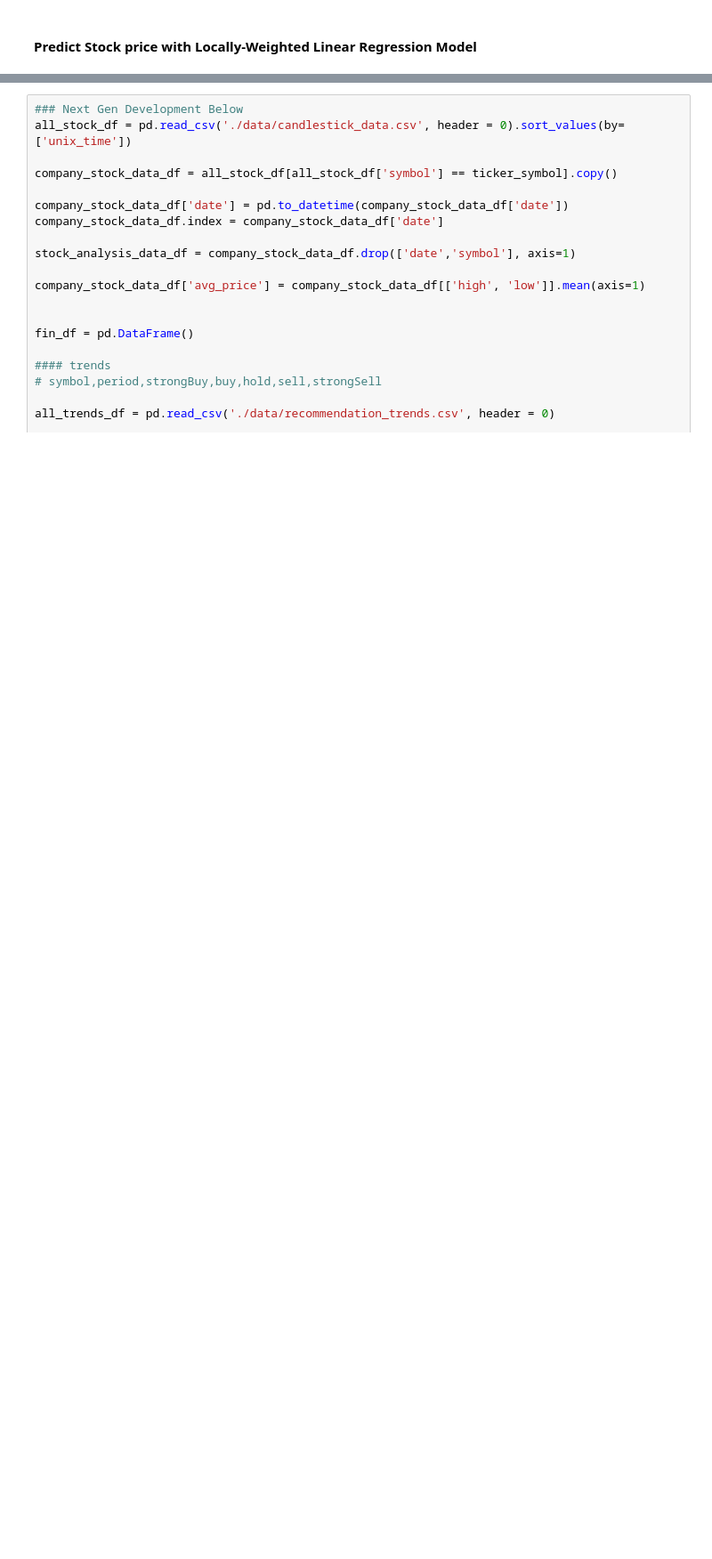
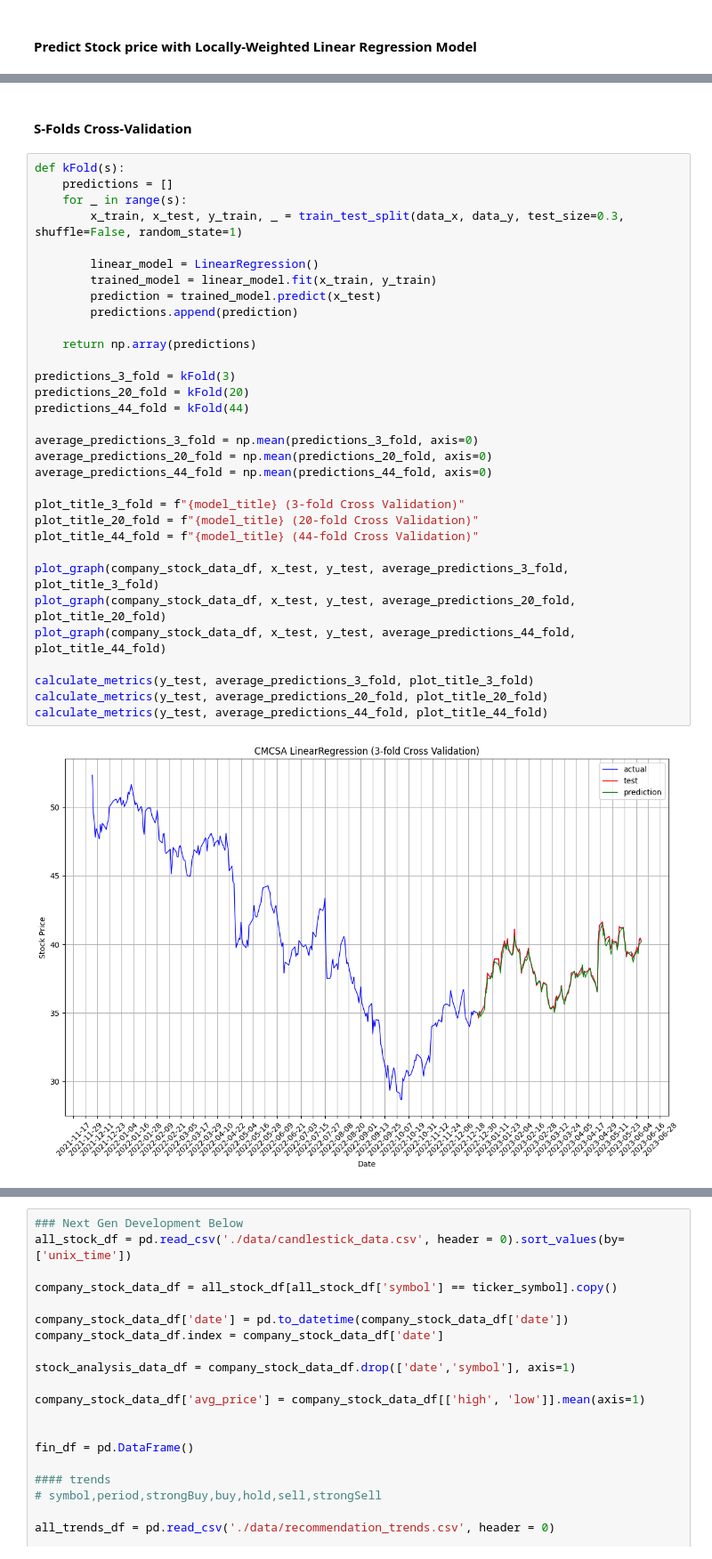
Before and after one commit to geoffpatton/stock-prediction, a Jupyter notebook: final_project_impl.ipynb, the cells around one changed output, grey strips where cells are left out. Shown at 89% size. Drawn from its saved outputs; the diff is of its cells as text; blank space fills up the shorter version.

Commit message:
add s fold model

```diff
--- a/final_project_impl.ipynb
+++ b/final_project_impl.ipynb
@@ -501,0 +526,36 @@ R^2 Score: 0.9952453602988208
+# %% [markdown]
+#### S-Folds Cross-Validation
+# %%
+def kFold(s):
+    predictions = []
+    for _ in range(s):
+        x_train, x_test, y_train, _ = train_test_split(data_x, data_y, test_size=0.3, shuffle=False, random_state=1)
+
+        linear_model = LinearRegression()
+        trained_model = linear_model.fit(x_train, y_train)
+        prediction = trained_model.predict(x_test)
+        predictions.append(prediction)
+
+    return np.array(predictions)
+
+predictions_3_fold = kFold(3)
+predictions_20_fold = kFold(20)
+predictions_44_fold = kFold(44)
+
+average_predictions_3_fold = np.mean(predictions_3_fold, axis=0)
+average_predictions_20_fold = np.mean(predictions_20_fold, axis=0)
+average_predictions_44_fold = np.mean(predictions_44_fold, axis=0)
+
+plot_title_3_fold = f"{model_title} (3-fold Cross Validation)"
+plot_title_20_fold = f"{model_title} (20-fold Cross Validation)"
+plot_title_44_fold = f"{model_title} (44-fold Cross Validation)"
+
+plot_graph(company_stock_data_df, x_test, y_test, average_predictions_3_fold, plot_title_3_fold)
+plot_graph(company_stock_data_df, x_test, y_test, average_predictions_20_fold, plot_title_20_fold)
+plot_graph(company_stock_data_df, x_test, y_test, average_predictions_44_fold, plot_title_44_fold)
+
+calculate_metrics(y_test, average_predictions_3_fold, plot_title_3_fold)
+calculate_metrics(y_test, average_predictions_20_fold, plot_title_20_fold)
+calculate_metrics(y_test, average_predictions_44_fold, plot_title_44_fold)
+# %% [output]
+[figure, added]
```
Also changed, not shown: parts of 7 cells of this notebook.
